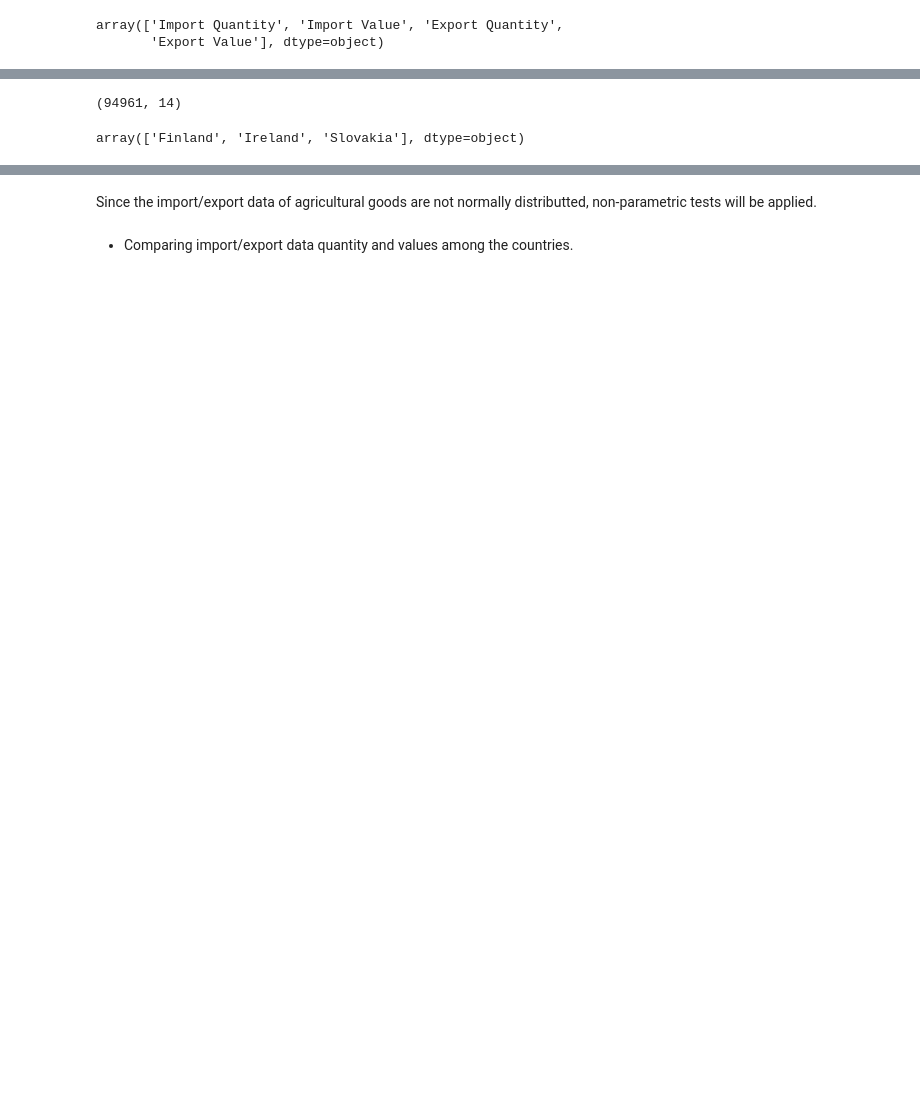
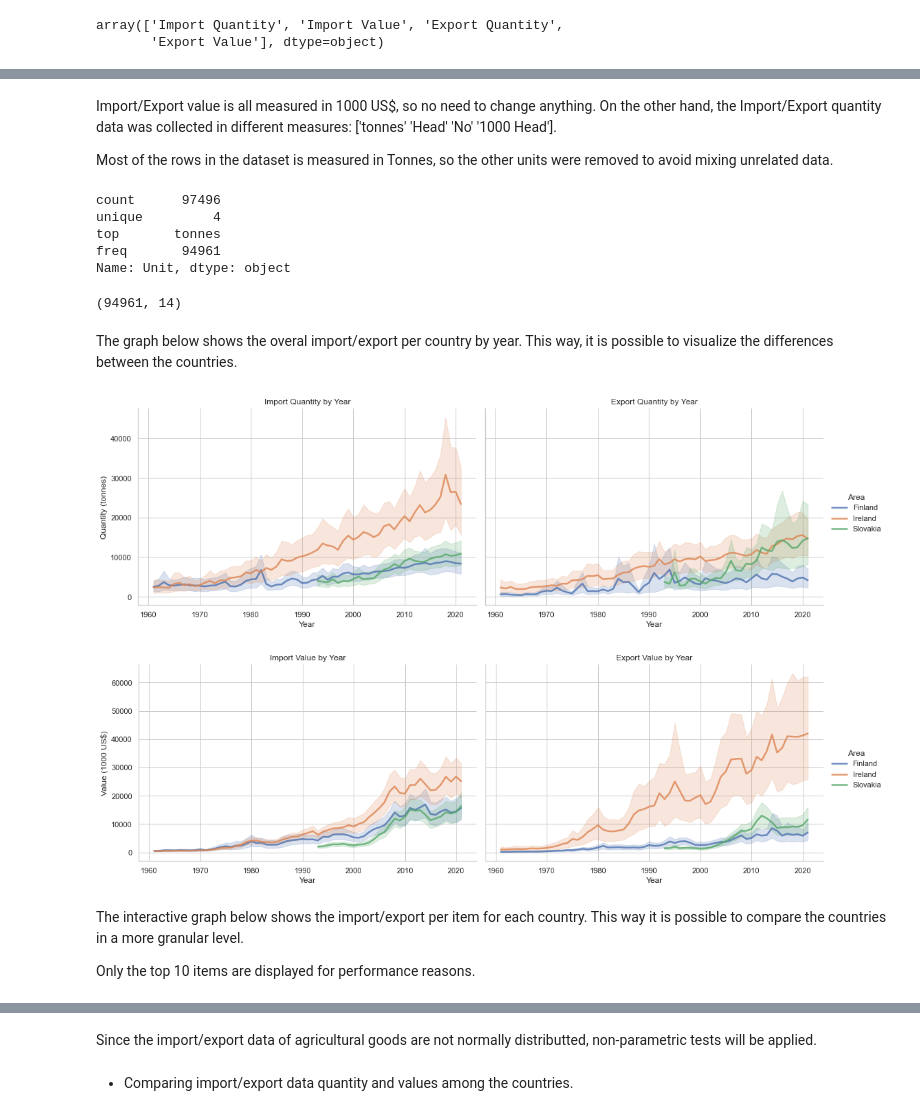
Before and after one commit to CCT-MastersDA/cct-ca2, a Jupyter notebook: jupyter/Statistics.ipynb, the cells around one changed output, grey strips where cells are left out. Saved outputs shown, nothing was run; the diff lists cells and outputs as text; code cells hidden in the pictures; blank space fills up the shorter version.

Commit message:
Interactive and static graphs

```diff
--- a/jupyter/Statistics.ipynb
+++ b/jupyter/Statistics.ipynb
@@ -35,9 +35,25 @@ from scipy import stats
 import warnings
 import numpy as np
 import pandas as pd
+import seaborn as sns
 import matplotlib.pyplot as plt
 
 warnings.filterwarnings('ignore')
+
+def convertColumnsToNumber(df, colsList=[]):
+    """
+    This function converts the column in the list into
+    numeric data type.
+
+    Parameters:
+        df: Data frame with original data.
+        colsList: List of column names to be converted.
+    Return:
+        Updated dataframe.
+    """
+    for c in colsList:
+        df[c] = pd.to_numeric(df[c], errors='coerce')
+    return df
 
 def isDistNormal(data_col):
     """
@@ -362,3 +304,7 @@ Value               0
 Flag                0
 Flag Description    0
 dtype: int64
+# %%
+# converting Value into numeric
+dataset = convertColumnsToNumber(dataset, ['Value'])
+dataset.head()
@@ -373,4 +324,4 @@ array(['Import Quantity', 'Import Value', 'Export Quantity',
 # %%
-# checking unit for import/export value data
-im_ex_value_data = dataset[(dataset['Element'].isin(['Import Value', 'Export Value']))]
-im_ex_value_data['Unit'].unique()
+# splitting data into import/export value and quantity
+im_ex_val_data = dataset[(dataset['Element'].isin(['Import Value', 'Export Value']))]
+im_ex_qtt_data = dataset[(dataset['Element'].isin(['Import Quantity', 'Export Quantity']))]
@@ -389,10 +335,46 @@ Name: Unit, dtype: object
+# %% [markdown]
+Import/Export value is all measured in 1000 US$, so no need to change anything. On the other hand, the Import/Export quantity data was collected in different measures: ['tonnes' 'Head' 'No' '1000 Head'].
+
+Most of the rows in the dataset is measured in Tonnes, so the other units were removed to avoid mixing unrelated data.
+# %%
+im_ex_qtt_data['Unit'].describe()
+# %% [output]
+count      97496
+unique         4
+top       tonnes
+freq       94961
+Name: Unit, dtype: object
 # %%
 # since tonnes is the most frequent, removing other units
 im_ex_qtt_data = im_ex_qtt_data[im_ex_qtt_data['Unit'] == 'tonnes']
 im_ex_qtt_data.shape
 # %% [output]
 (94961, 14)
-# %%
-dataset['Area'].unique()
-# %% [output]
-array(['Finland', 'Ireland', 'Slovakia'], dtype=object)
+# %% [markdown]
+The graph below shows the overal import/export per country by year. This way, it is possible to visualize the differences between the countries.
+# %%
+datasets = [im_ex_qtt_data, im_ex_val_data]
+y_labels = ['Quantity (tonnes)', 'Value (1000 US$)']
+idx = 0
+for data in datasets:
+    # create grid to display the import and export data
+    im_exp_grid = sns.FacetGrid(data, col='Element', hue='Area', height=5, aspect=1.5)
+
+    # map the above form facetgrid with some attributes
+    im_exp_grid.map(sns.lineplot, "Year", "Value", alpha = .8, linewidth=2.5)
+
+    # adding legend
+    im_exp_grid.add_legend()
+
+    # setting labels and titles
+    im_exp_grid.set_xlabels('Year')
+    im_exp_grid.set_ylabels(y_labels[idx])
+    im_exp_grid.set_titles('{col_name} by Year')
+    idx+=1
+# %% [output]
+[figure, added]
+[figure, added]
+# %% [markdown]
+The interactive graph below shows the import/export per item for each country. This way it is possible to compare the countries in a more granular level.
+
+Only the top 10 items are displayed for performance reasons.
```
Also changed, not shown: parts of 44 cells of this notebook.
